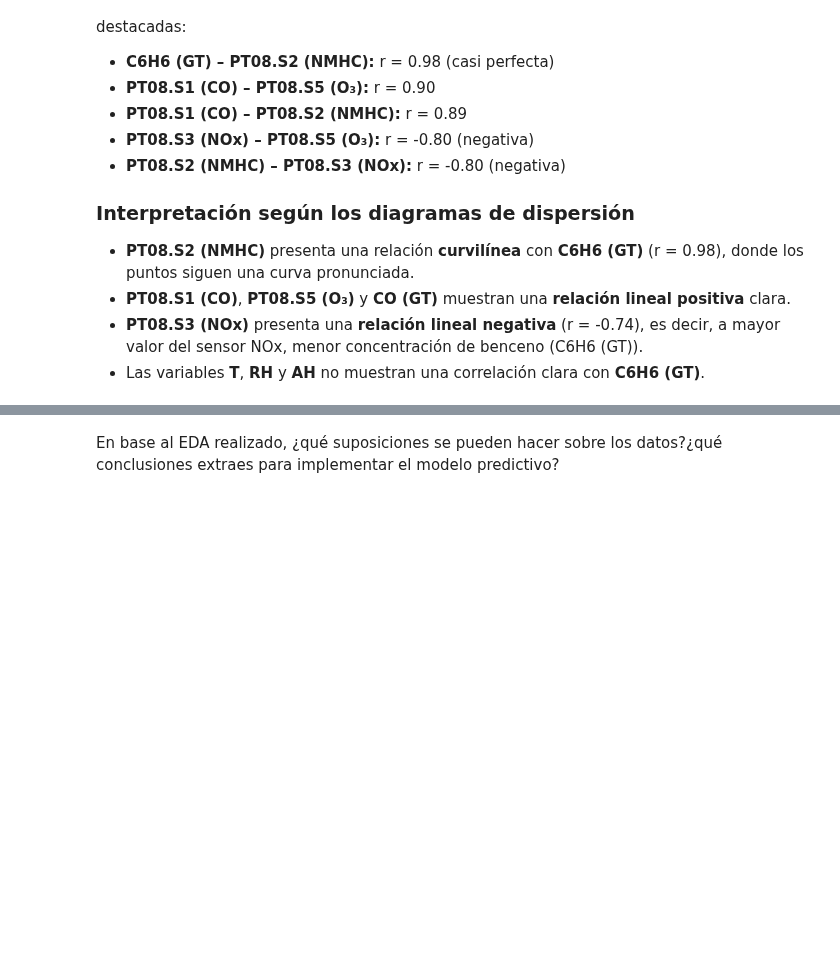
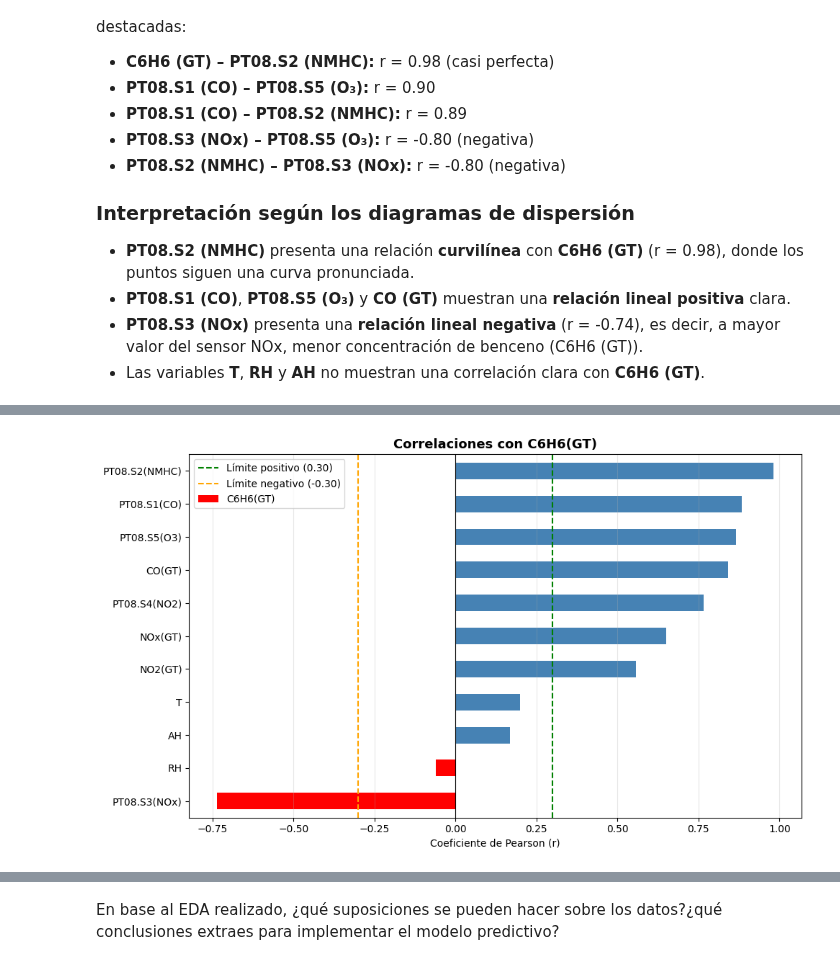
Before and after one commit to criszhirzhan/maestria_PLN_resources, a Jupyter notebook: AprendizajeAutomatico/Laboratorio_Actividad_1.ipynb, the cells around one changed output, grey strips where cells are left out. Saved outputs shown, nothing was run; the diff lists cells and outputs as text; code cells hidden in the pictures; blank space fills up the shorter version.

```diff
--- a/AprendizajeAutomatico/Laboratorio_Actividad_1.ipynb
+++ b/AprendizajeAutomatico/Laboratorio_Actividad_1.ipynb
@@ -762,3 +769,20 @@ Segun los resultados obtenidos en la pregunta anterior las tres variables
 # %%
 ## ¿existe alguna variable que no tenga correlación?
+# Visualizar correlaciones con C6H6(GT) ordenadas
+correlaciones = df_numeric.corr()['C6H6(GT)'].drop('C6H6(GT)').sort_values()
+
+plt.figure(figsize=(10, 6))
+colores = ['red' if x < 0 else 'steelblue' for x in correlaciones]
+correlaciones.plot(kind='barh', color=colores)
+plt.axvline(x=0.30,  color='green', linestyle='--', label='Límite positivo (0.30)')
+plt.axvline(x=-0.30, color='orange', linestyle='--', label='Límite negativo (-0.30)')
+plt.axvline(x=0, color='black', linewidth=0.8)
+plt.title('Correlaciones con C6H6(GT)', fontsize=13, fontweight='bold')
+plt.xlabel('Coeficiente de Pearson (r)')
+plt.legend()
+plt.grid(axis='x', alpha=0.3)
+plt.tight_layout()
+plt.show()
+# %% [output]
+[figure, added]
 # %% [markdown]
```
Also changed, not shown: parts of 3 cells of this notebook.
